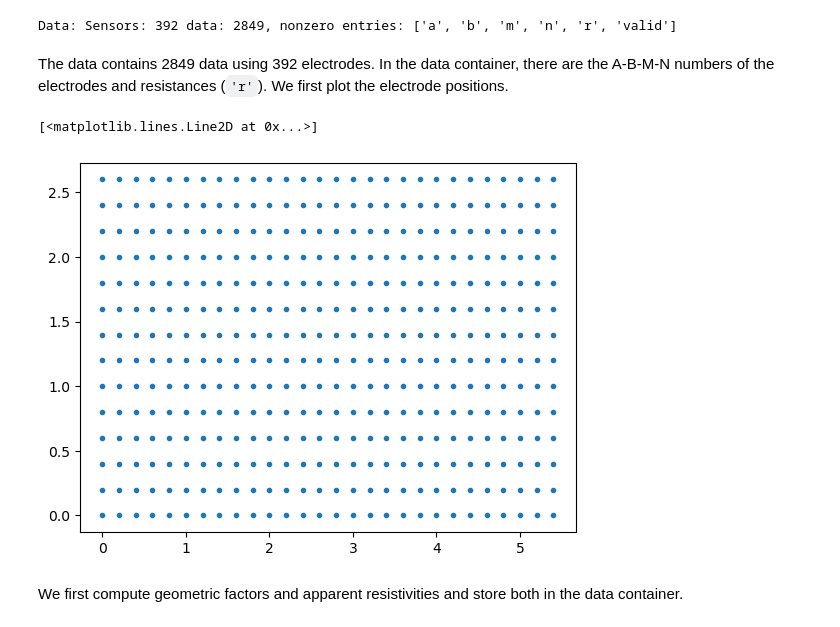
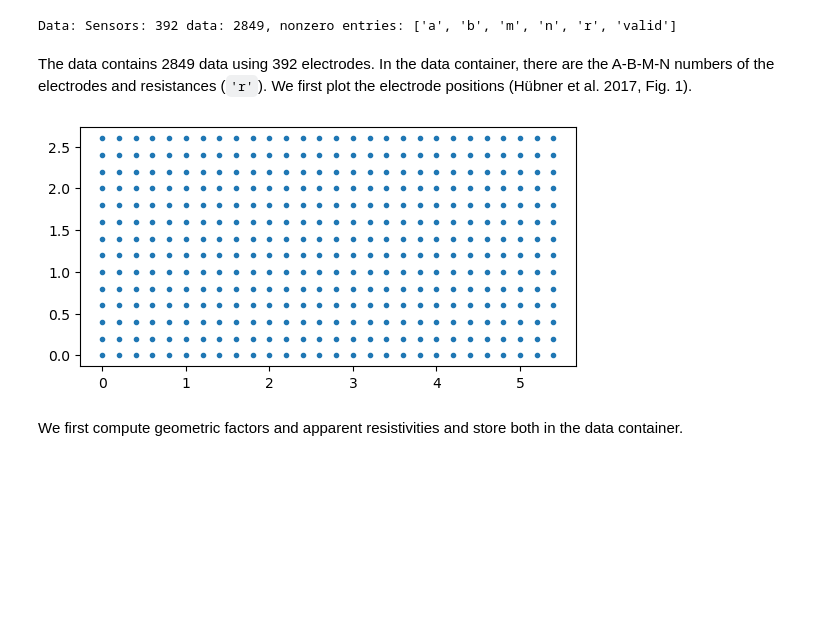
Before and after one commit to gimli-org/SEGwebinar, a Jupyter notebook: data/mulda/story.ipynb, the cells around one changed output. Saved outputs shown, nothing was run; the diff lists cells and outputs as text; code cells hidden in the pictures; blank space fills up the shorter version.

```diff
--- a/data/mulda/story.ipynb
+++ b/data/mulda/story.ipynb
@@ -22,12 +22,12 @@ print(data)
 # %% [output]
 Data: Sensors: 392 data: 2849, nonzero entries: ['a', 'b', 'm', 'n', 'r', 'valid']
 # %% [markdown]
-The data contains 2849 data using 392 electrodes. In the data container, there are the A-B-M-N numbers of the electrodes and resistances (`'r'`). We first plot the electrode positions.
+The data contains 2849 data using 392 electrodes. In the data container, there are the A-B-M-N numbers of the electrodes and resistances (`'r'`). We first plot the electrode positions (Hübner et al. 2017, Fig. 1).
 # %%
 plt.plot(pg.x(data), pg.y(data), ".")
+plt.gca().set_aspect(1.0);
 # %% [output]
-[<matplotlib.lines.Line2D at 0x...>]
-[figure, old version]
+[figure, new version]
 # %% [markdown]
 We first compute geometric factors and apparent resistivities and store both in the data container.
 # %%
```
Also changed, not shown: parts of 42 cells of this notebook.
